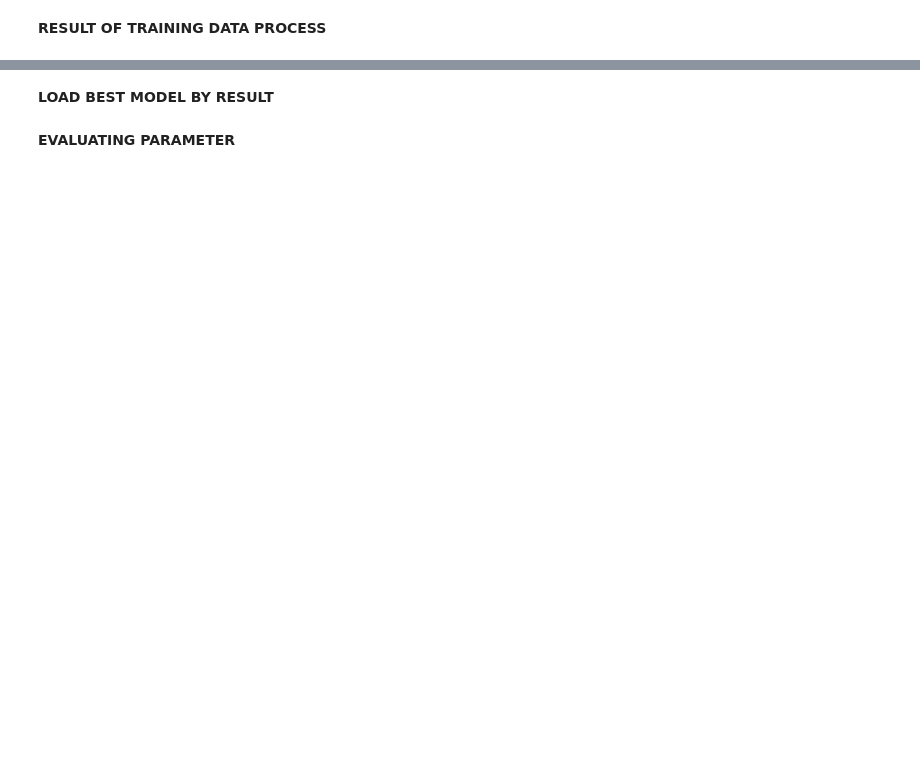
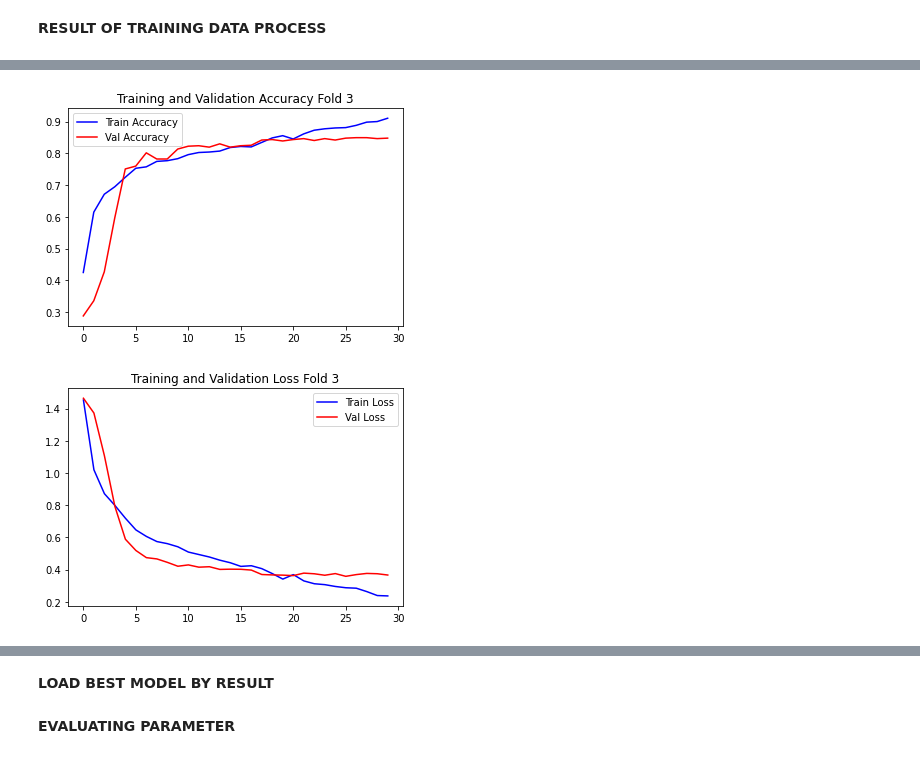
Before and after one commit to avishatr/TA, a Jupyter notebook: alexnet-corn-or-maize-disease-detectection.ipynb, the cells around one changed output, grey strips where cells are left out. Saved outputs shown, nothing was run; the diff lists cells and outputs as text; code cells hidden in the pictures; blank space fills up the shorter version.

```diff
--- a/alexnet-corn-or-maize-disease-detectection.ipynb
+++ b/alexnet-corn-or-maize-disease-detectection.ipynb
@@ -254,22 +306,25 @@ plt.show()
 # %%
 #FOLD 3
 #Train and validation accuracy
 plt.title('Training and Validation Accuracy Fold 3')
 plt.plot(model_history[2].history['accuracy'], label='Train Accuracy', color='blue', )
 plt.plot(model_history[2].history['val_accuracy'], label='Val Accuracy', color='red', )
 plt.legend()
 plt.savefig("Accuracy_fold 3.jpg")
 plt.show()
 
 plt.figure()
 
 #Train and validation loss
-plt.title('Training and Validation Accuracy Fold 3')
+plt.title('Training and Validation Loss Fold 3')
 plt.plot(model_history[2].history['loss'], label='Train Loss', color='blue', )
 plt.plot(model_history[2].history['val_loss'], label='Val Loss', color='red', )
 plt.legend()
 plt.savefig("Loss_fold 3.jpg")
 plt.show()
+# %% [output]
+[figure, added]
+[figure, added]
 # %%
 #FOLD 4
 #Train and validation accuracy
```
Also changed, not shown: parts of 18 cells of this notebook.
